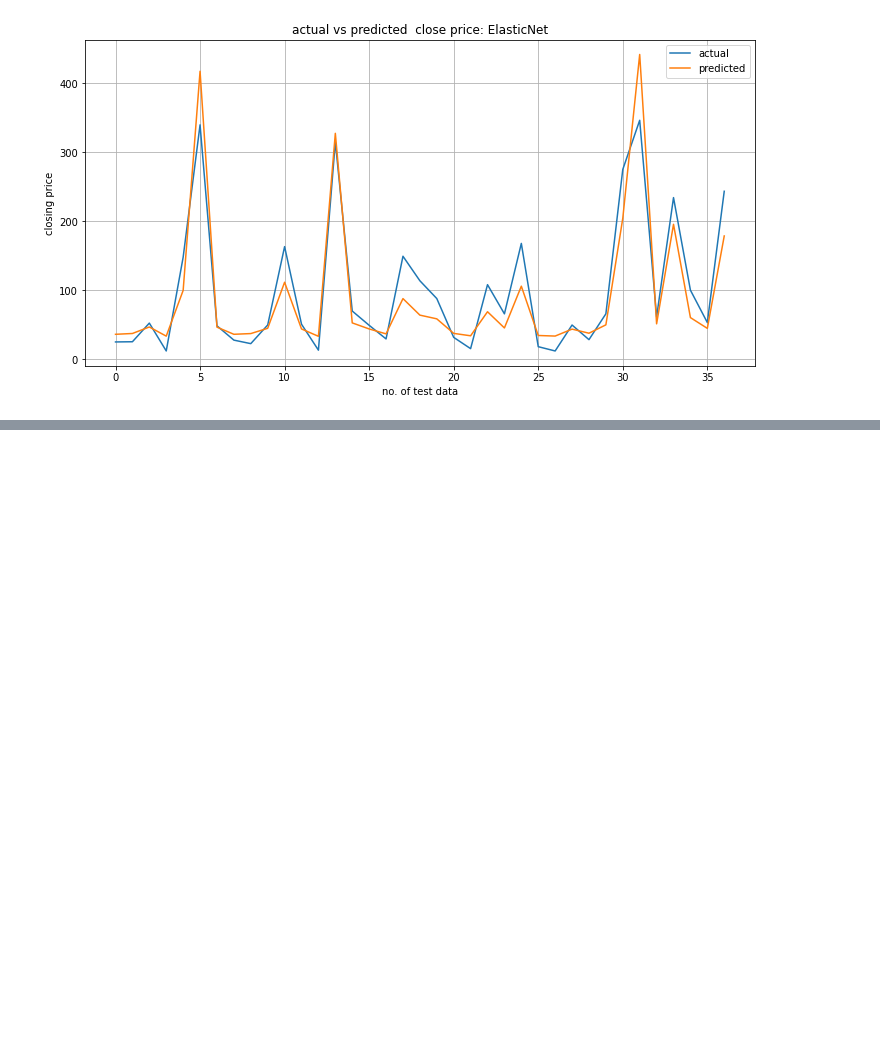
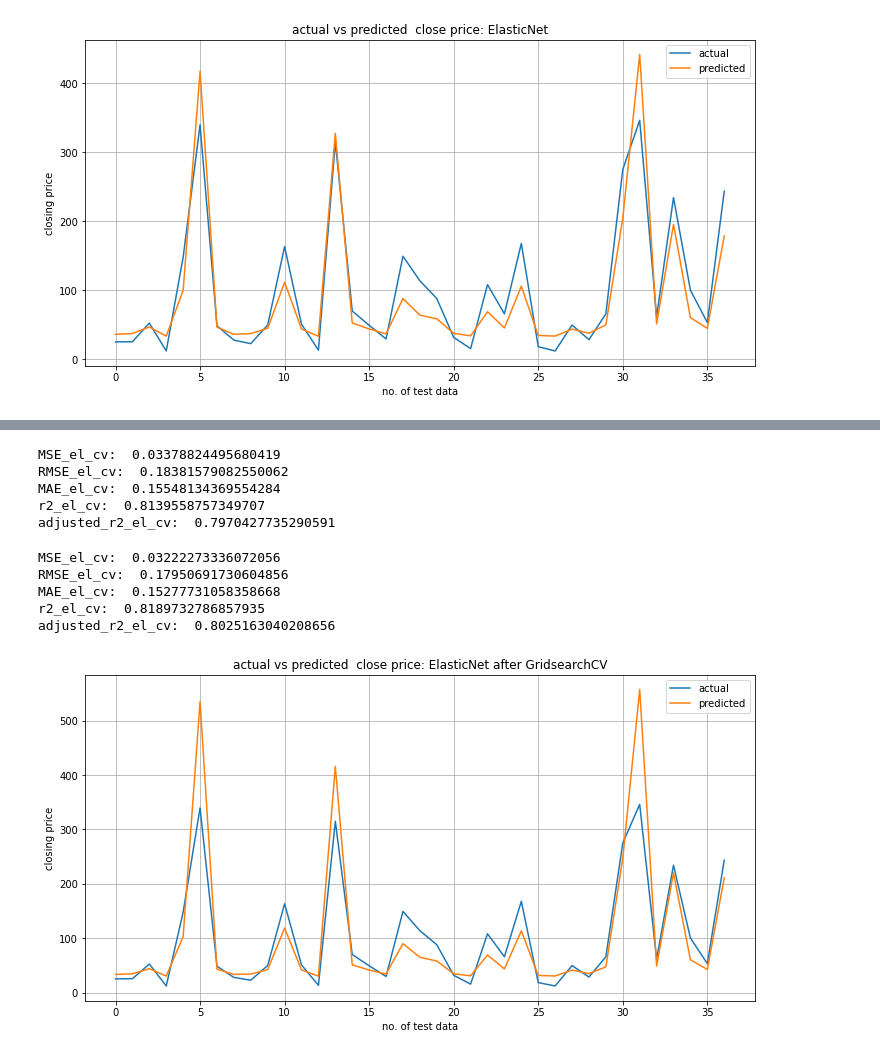
Before and after one commit to shaad4224/yes_Bank_Stock_Closing_Price_Prediction, a Jupyter notebook: yes_Bank_Stock_Closing_Price_Prediction.ipynb, the cells around one changed output, grey strips where cells are left out. Saved outputs shown, nothing was run; the diff lists cells and outputs as text; code cells hidden in the pictures; blank space fills up the shorter version.

Commit message:
ElasticticNet after GridsearchCV

```diff
--- a/yes_Bank_Stock_Closing_Price_Prediction.ipynb
+++ b/yes_Bank_Stock_Closing_Price_Prediction.ipynb
@@ -715,3 +715,10 @@ plt.grid()
 plt.show()
 # %% [output]
 [figure]
+# %%
+from sklearn.model_selection import GridSearchCV
+elastic_cv = ElasticNet()
+parameters = {'alpha':[1e-15,1e-13,1e-10,1e-8,1e-5,1e-4,1e-3,1e-2,1e-1,1,5,10,20,30,40,45,50,55,60,100],'l1_ratio':[0.3,0.4,0.5,0.6,0.7,0.8,1,2]}
+elastic_model_cv = GridSearchCV(elastic_cv,parameters,scoring='neg_mean_squared_error',cv=5)
+# %%
+elastic_model_cv.fit(x_train,y_train)
@@ -717,0 +740,20 @@ plt.show()
+# %%
+y_pred_train_el_cv=elastic_model_cv.predict(x_train)
+y_pred_test_el_cv=elastic_model_cv.predict(x_test)
+# %%
+MSE_el_cv=mean_squared_error(y_train,y_pred_train_el_cv)
+print("MSE_el_cv: ",MSE_el_cv)
+RMSE_el_cv=np.sqrt(MSE_el_cv)
+print("RMSE_el_cv: ",RMSE_el_cv)
+MAE_el_cv=mean_absolute_error(y_train,y_pred_train_el_cv)
+print("MAE_el_cv: ",MAE_el_cv)
+r2_el_cv=r2_score(y_train,y_pred_train_el_cv)
+print("r2_el_cv: ",r2_el_cv)
+adjusted_r2_el_cv=(1-(1-r2_score(y_train,y_pred_train_el_cv))*((x_test.shape[0]-1)/(x_test.shape[0]-x_test.shape[1]-1)))
+print("adjusted_r2_el_cv: ",adjusted_r2_el_cv)
+# %% [output]
+MSE_el_cv:  0.03378824495680419
+RMSE_el_cv:  0.18381579082550062
+MAE_el_cv:  0.15548134369554284
+r2_el_cv:  0.8139558757349707
+adjusted_r2_el_cv:  0.7970427735290591
@@ -717,0 +769,17 @@ plt.show()
+# %%
+MSE_el_cv=mean_squared_error(y_test,y_pred_test_el_cv)
+print("MSE_el_cv: ",MSE_el_cv)
+RMSE_el_cv=np.sqrt(MSE_el_cv)
+print("RMSE_el_cv: ",RMSE_el_cv)
+MAE_el_cv=mean_absolute_error(y_test,y_pred_test_el_cv)
+print("MAE_el_cv: ",MAE_el_cv)
+r2_el_cv=r2_score(y_test,y_pred_test_el_cv)
+print("r2_el_cv: ",r2_el_cv)
+adjusted_r2_el_cv=(1-(1-r2_score(y_test,y_pred_test_el_cv))*((x_test.shape[0]-1)/(x_test.shape[0]-x_test.shape[1]-1)))
+print("adjusted_r2_el_cv: ",adjusted_r2_el_cv)
+# %% [output]
+MSE_el_cv:  0.03222273336072056
+RMSE_el_cv:  0.17950691730604856
+MAE_el_cv:  0.15277731058358668
+r2_el_cv:  0.8189732786857935
+adjusted_r2_el_cv:  0.8025163040208656
@@ -717,0 +795,12 @@ plt.show()
+# %%
+plt.figure(figsize=(12,6))
+plt.plot(10**(np.array(y_test)))
+plt.plot(10**(y_pred_test_el_cv))
+plt.title('actual vs predicted  close price: ElasticNet after GridsearchCV')
+plt.legend(['actual','predicted'])
+plt.xlabel('no. of test data')
+plt.ylabel('closing price')
+plt.grid()
+plt.show()
+# %% [output]
+[figure, added]
```
Also changed, not shown: parts of 5 cells of this notebook.
